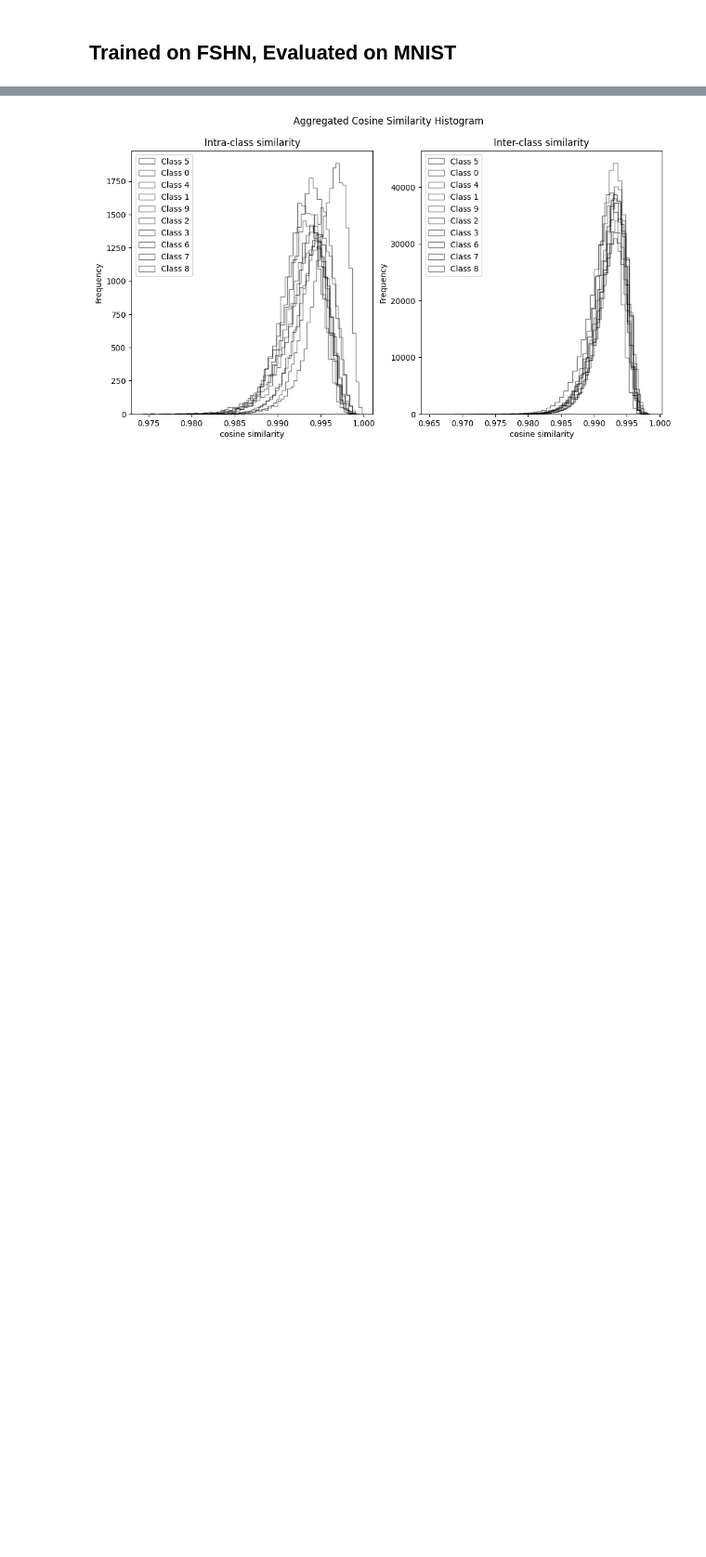
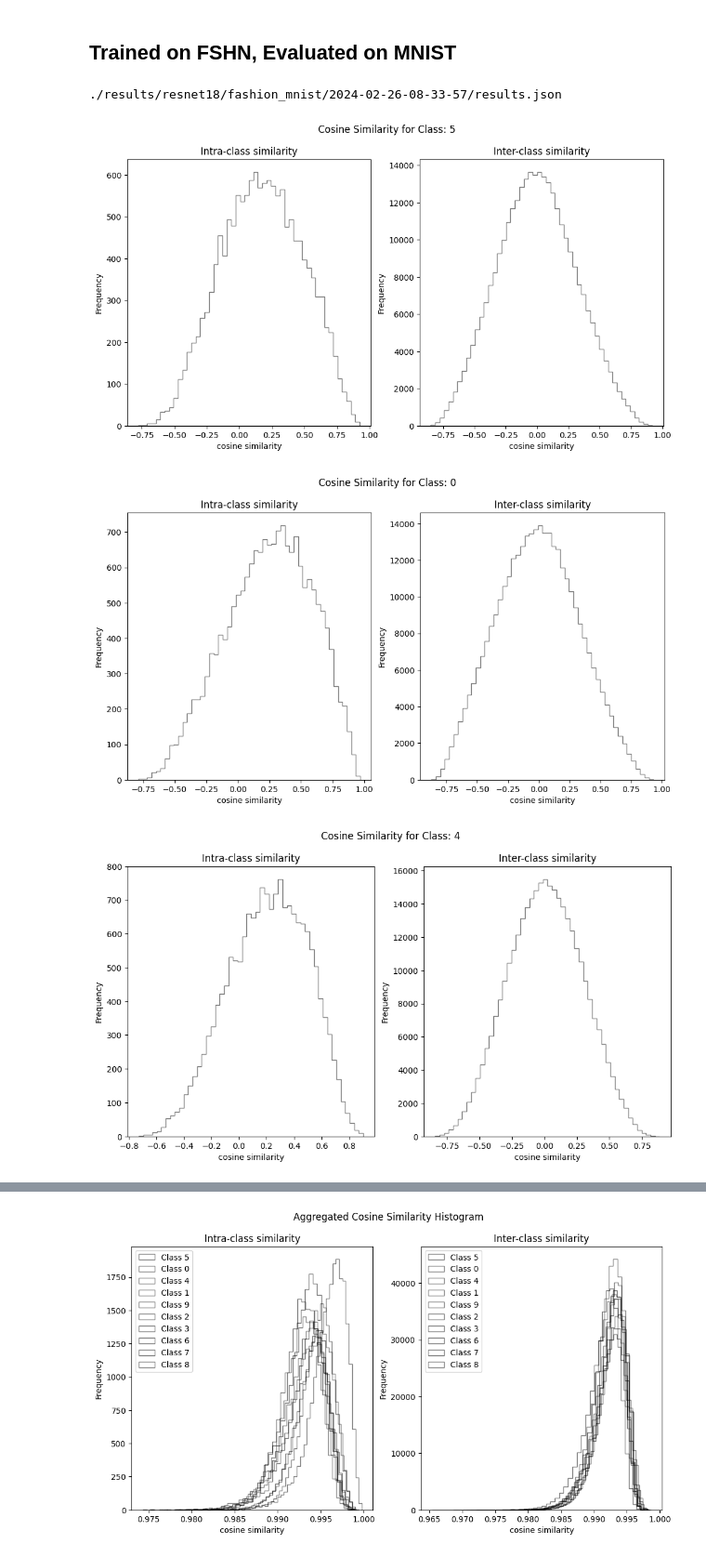
Before and after one commit to sebasalonsogp/MLResearch, a Jupyter notebook: Notebooks/new_fva.ipynb, the cells around one changed output, grey strips where cells are left out. Shown at 93% size. Cells and saved outputs as stored; diff of their text form; code cells hidden in the pictures; blank space fills up the shorter version.

```diff
--- a/Notebooks/new_fva.ipynb
+++ b/Notebooks/new_fva.ipynb
@@ -95,3 +136,31 @@ aggregated_hist(cosine_sim)
 [figure]
 # %% [markdown]
 ## Trained on FSHN, Evaluated on MNIST
+# %%
+execution_id = '2024-02-26-08-33-57'
+model,dataset = 'resnet18', 'fashion_mnist'
+model_path = f'./results/{model}/{dataset}/model_{model}_{dataset}_id_{execution_id}.pth'
+result_path = f'./results/{model}/{dataset}/{execution_id}/results.json'
+print(result_path)
+# %% [output]
+./results/resnet18/fashion_mnist/2024-02-26-08-33-57/results.json
+# %%
+
+with open(result_path, 'r') as f:
+    content = f.read()
+
+json_objects = content.split(',\n')
+
+for i,obj in enumerate(json_objects):
+    try:
+        data = json.loads(obj)
+        if data.get('Execution_ID') == execution_id and data.get('adj_cos_sim') and i == len(json_objects)-1:
+            cosine_sim = data.get('adj_cos_sim')
+    except json.JSONDecodeError:
+        print("Error decoding json object. Skipping.")
+# %%
+plot_hist(cosine_sim)
+# %% [output]
+[figure, added]
+[figure, added]
+[figure, added]
```
Also changed, not shown: parts of 11 cells of this notebook, 3 other files.
